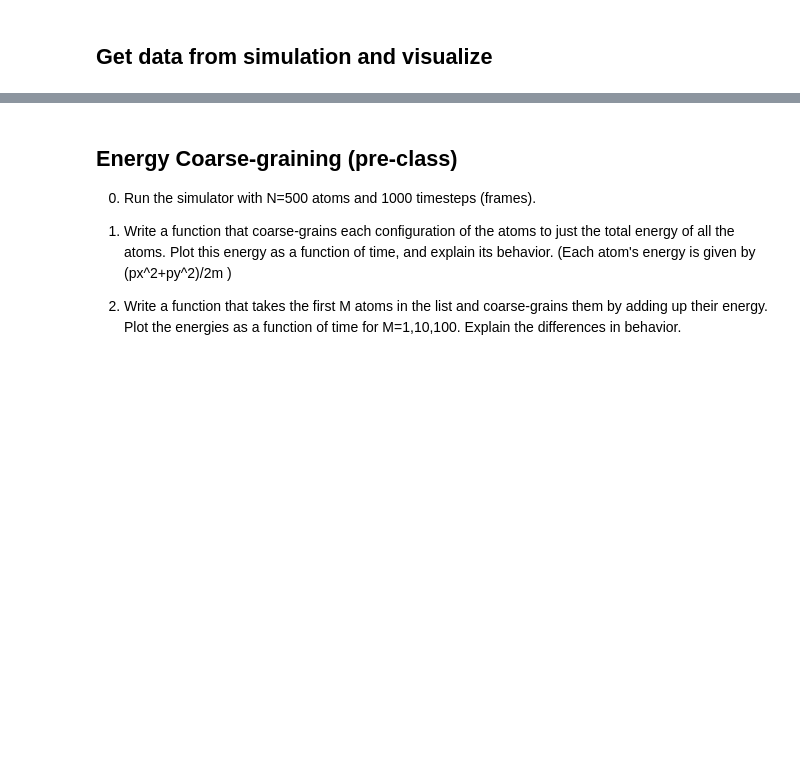
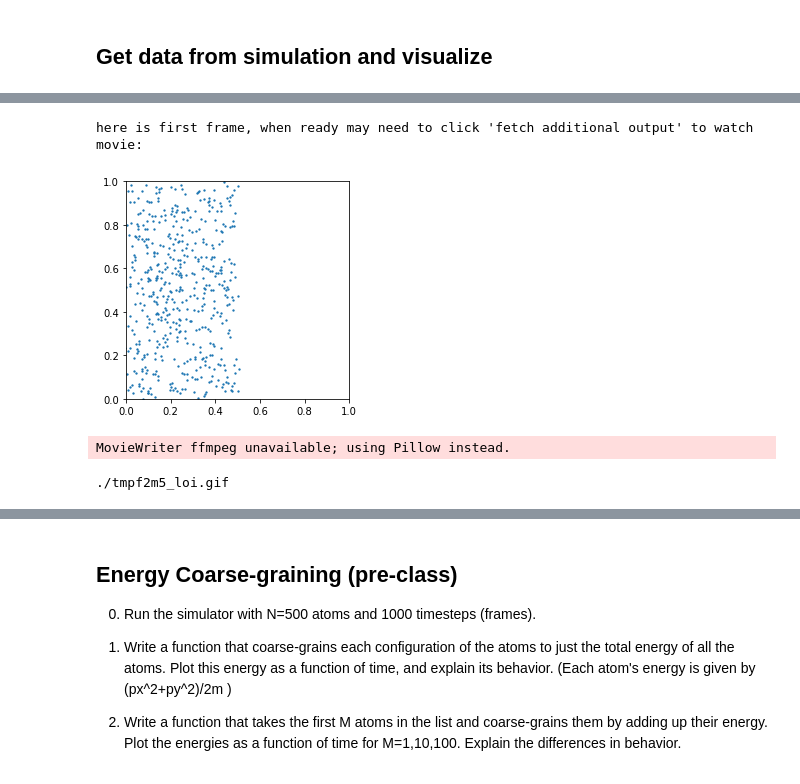
Before and after one commit to phasc/NS162, a Jupyter notebook: pcw/5.ipynb, the cells around one changed output, grey strips where cells are left out. Drawn from its saved outputs; the diff is of its cells as text; code cells hidden in the pictures; blank space fills up the shorter version.

```diff
--- a/pcw/5.ipynb
+++ b/pcw/5.ipynb
@@ -272,4 +276,9 @@ poslist_frames, plist_frames, wall_dp_frames = simulate_gas(Natoms=Natoms, Nfram
 # %%
 # visualize
 
-#animate_gas(poslist_frames[:100], Ratom_anim=Ratom, L_anim=L) # first 100 frames, pretty slow to make movie for more
+animate_gas(poslist_frames[:100], Ratom_anim=Ratom, L_anim=L) # first 100 frames, pretty slow to make movie for more
+# %% [output]
+here is first frame, when ready may need to click 'fetch additional output' to watch movie:
+[figure, added]
+MovieWriter ffmpeg unavailable; using Pillow instead.
+./tmpf2m5_loi.gif
```
Also changed, not shown: parts of 8 cells of this notebook, 2 other files.
